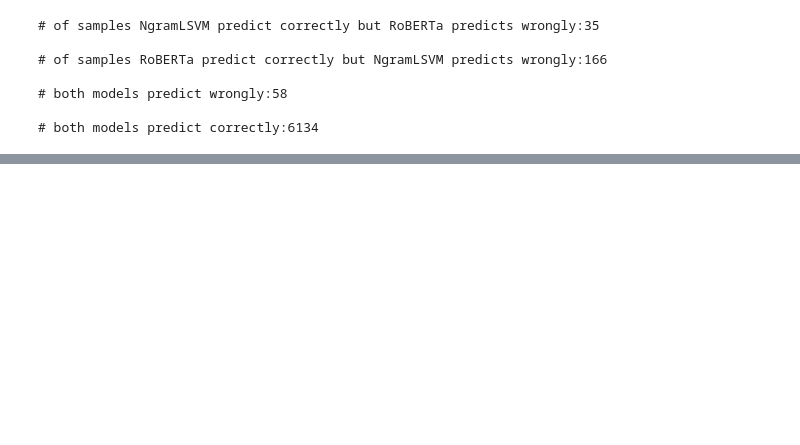
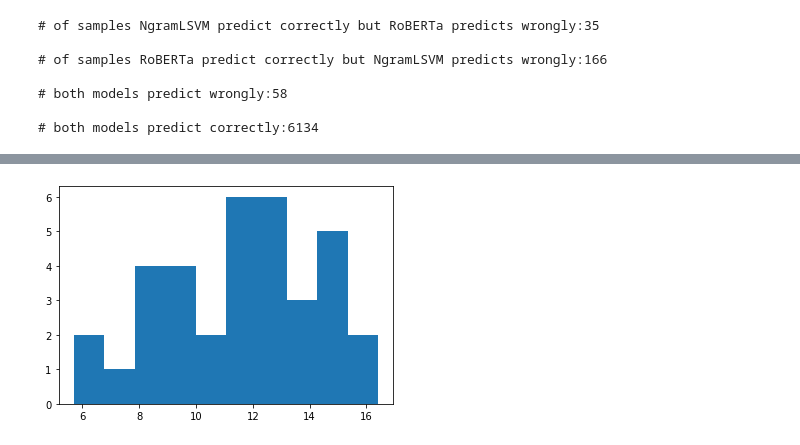
Before and after one commit to HamedBabaei/hatespeech-statistcal-analysis, a Jupyter notebook: notebooks/error-analysis.ipynb, the cells around one changed output, grey strips where cells are left out. Saved outputs shown, nothing was run; the diff lists cells and outputs as text; code cells hidden in the pictures; blank space fills up the shorter version.

```diff
--- a/notebooks/error-analysis.ipynb
+++ b/notebooks/error-analysis.ipynb
@@ -161,0 +163,7 @@ len(gold)
+# %%
+# of samples NgramLSVM predict correctly but RoBERTa predicts wrongly:35
+plt.hist(np.array(ngramlsvm_correct_roberta_wrong_samples['tfidf-score']).astype('float'))
+
+plt.show()
+# %% [output]
+[figure, added]
```
Also changed, not shown: parts of 17 cells of this notebook, 4 other files.
